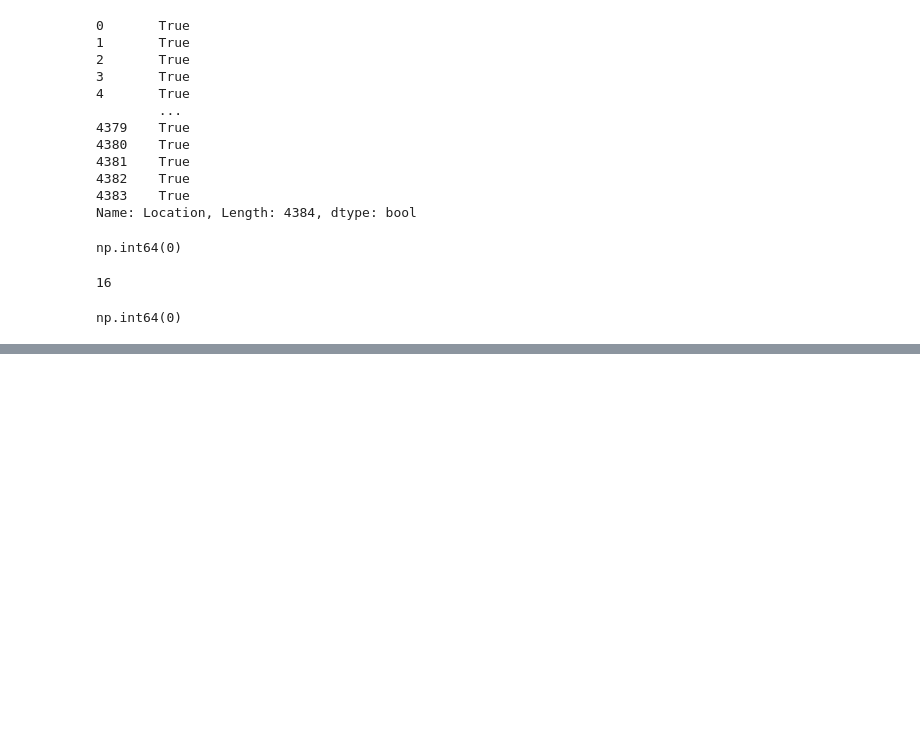
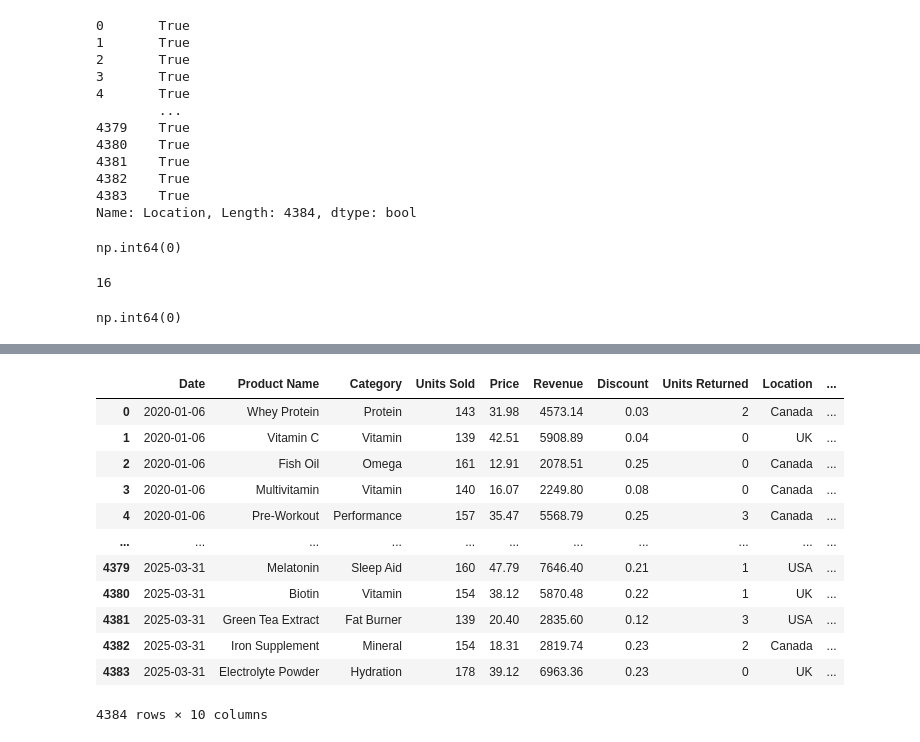
Before and after one commit to aishacmela/Supplements_sales, a Jupyter notebook: supplements_sale.ipynb, the cells around one changed output, grey strips where cells are left out. Saved outputs shown, nothing was run; the diff lists cells and outputs as text; code cells hidden in the pictures; blank space fills up the shorter version.

```diff
--- a/supplements_sale.ipynb
+++ b/supplements_sale.ipynb
@@ -163,0 +203,17 @@ np.int64(0)
+# %%
+locations = ['USA', 'Canada', 'UK']
+df[df['Location'].isin(locations)]
+# %% [output]
+|  | Date | Product Name | Category | Units Sold | Price | Revenue | Discount | Units Returned | Location | ... |
+| 0 | 2020-01-06 | Whey Protein | Protein | 143 | 31.98 | 4573.14 | 0.03 | 2 | Canada | ... |
+| 1 | 2020-01-06 | Vitamin C | Vitamin | 139 | 42.51 | 5908.89 | 0.04 | 0 | UK | ... |
+| 2 | 2020-01-06 | Fish Oil | Omega | 161 | 12.91 | 2078.51 | 0.25 | 0 | Canada | ... |
+| 3 | 2020-01-06 | Multivitamin | Vitamin | 140 | 16.07 | 2249.80 | 0.08 | 0 | Canada | ... |
+| 4 | 2020-01-06 | Pre-Workout | Performance | 157 | 35.47 | 5568.79 | 0.25 | 3 | Canada | ... |
+| ... | ... | ... | ... | ... | ... | ... | ... | ... | ... | ... |
+| 4379 | 2025-03-31 | Melatonin | Sleep Aid | 160 | 47.79 | 7646.40 | 0.21 | 1 | USA | ... |
+| 4380 | 2025-03-31 | Biotin | Vitamin | 154 | 38.12 | 5870.48 | 0.22 | 1 | UK | ... |
+| 4381 | 2025-03-31 | Green Tea Extract | Fat Burner | 139 | 20.40 | 2835.60 | 0.12 | 3 | USA | ... |
+| 4382 | 2025-03-31 | Iron Supplement | Mineral | 154 | 18.31 | 2819.74 | 0.23 | 2 | Canada | ... |
+| 4383 | 2025-03-31 | Electrolyte Powder | Hydration | 178 | 39.12 | 6963.36 | 0.23 | 0 | UK | ... |
+4384 rows × 10 columns
```
Also changed, not shown: parts of 5 cells of this notebook.
